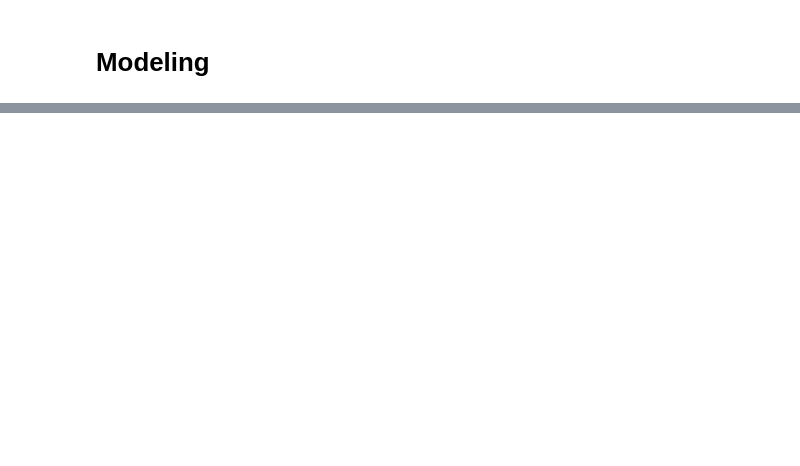
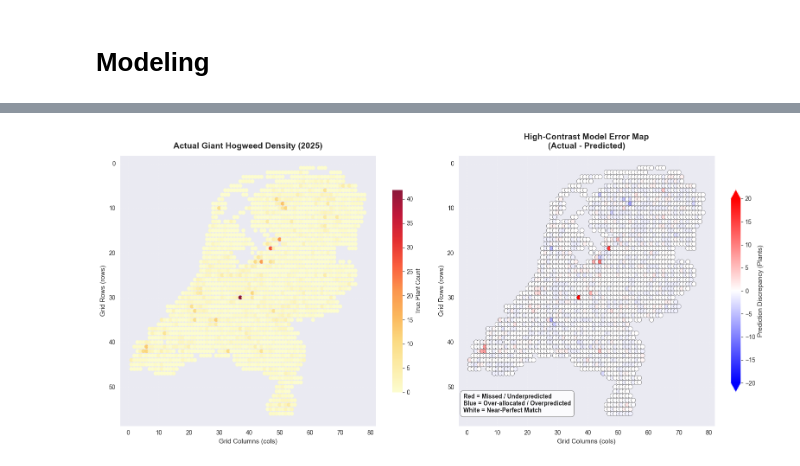
Before and after one commit to mikaelvos/Serj-is-Gone-The-Sequel-to-Serj-is-Still-Missing-The-Sequel-To-Where-is_Serj-The-Sequel-to-Where, a Jupyter notebook: new-notebook.ipynb, the cells around one changed output, grey strips where cells are left out. Drawn from its saved outputs; the diff is of its cells as text; code cells hidden in the pictures; blank space fills up the shorter version.

```diff
--- a/new-notebook.ipynb
+++ b/new-notebook.ipynb
@@ -639,31 +725,33 @@ error_bound = min(20, max(abs(df_viz_2025['Residual'].min()), df_viz_2025['Resid
 
 sc2 = axes[1].scatter(
     df_viz_2025['cols'],
     df_viz_2025['rows'],
     c=df_viz_2025['Residual'],
     cmap='bwr',                  # Blue (Overpredicted) -> White (Perfect) -> Red (Underpredicted)
     s=55,                        # Slightly larger size to emphasize hot/cold cells
     alpha=1.0,
     edgecolors='black',          # Thin black edge to force isolated errors to pop out
     linewidths=0.3,
     vmin=-error_bound,           # Bounded scale to make mid-range errors look extreme
     vmax=error_bound
 )
 
 axes[1].set_title('High-Contrast Model Error Map\n(Actual - Predicted)', fontsize=14, fontweight='bold', pad=12)
 axes[1].set_xlabel('Grid Columns (cols)', fontsize=11)
 axes[1].set_ylabel('Grid Rows (rows)', fontsize=11)
 axes[1].invert_yaxis()
 axes[1].grid(True, linestyle='--', alpha=0.2)
 
 # Custom colorbar to explain the stark contrast
 cbar2 = fig.colorbar(sc2, ax=axes[1], shrink=0.75, extend='both')
 cbar2.set_label('Prediction Discrepancy (Plants)', fontsize=11)
 
 # Annotate color map mechanics directly on the plot
-axes[1].text(0.02, 0.05, '🔴 Red = Missed / Underpredicted\n🔵 Blue = Over-allocated / Overpredicted\n⚪ White = Near-Perfect Match',
+axes[1].text(0.02, 0.05, 'Red = Missed / Underpredicted\nBlue = Over-allocated / Overpredicted\nWhite = Near-Perfect Match',
              transform=axes[1].transAxes, fontsize=10, fontweight='bold',
              bbox=dict(boxstyle='round,pad=0.5', facecolor='white', alpha=0.85, edgecolor='gray'))
 
 plt.tight_layout()
 plt.show()
+# %% [output]
+[figure, added]
```
Also changed, not shown: parts of 14 cells of this notebook.
